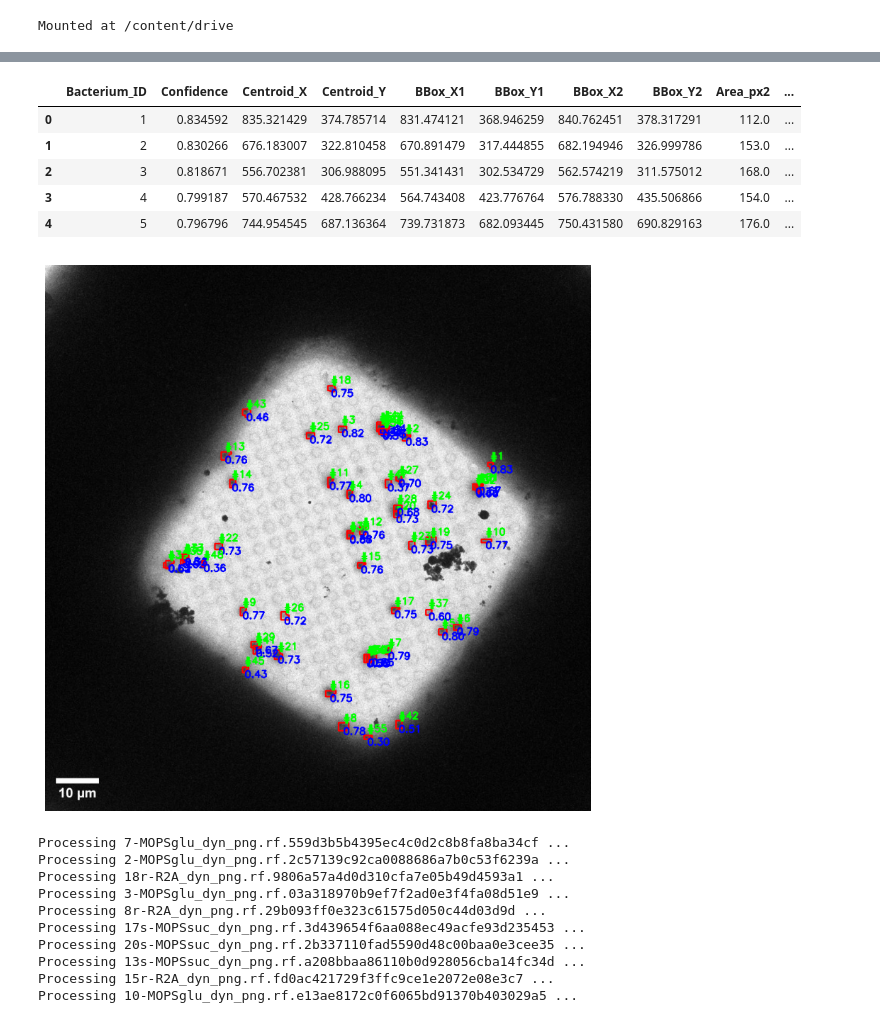
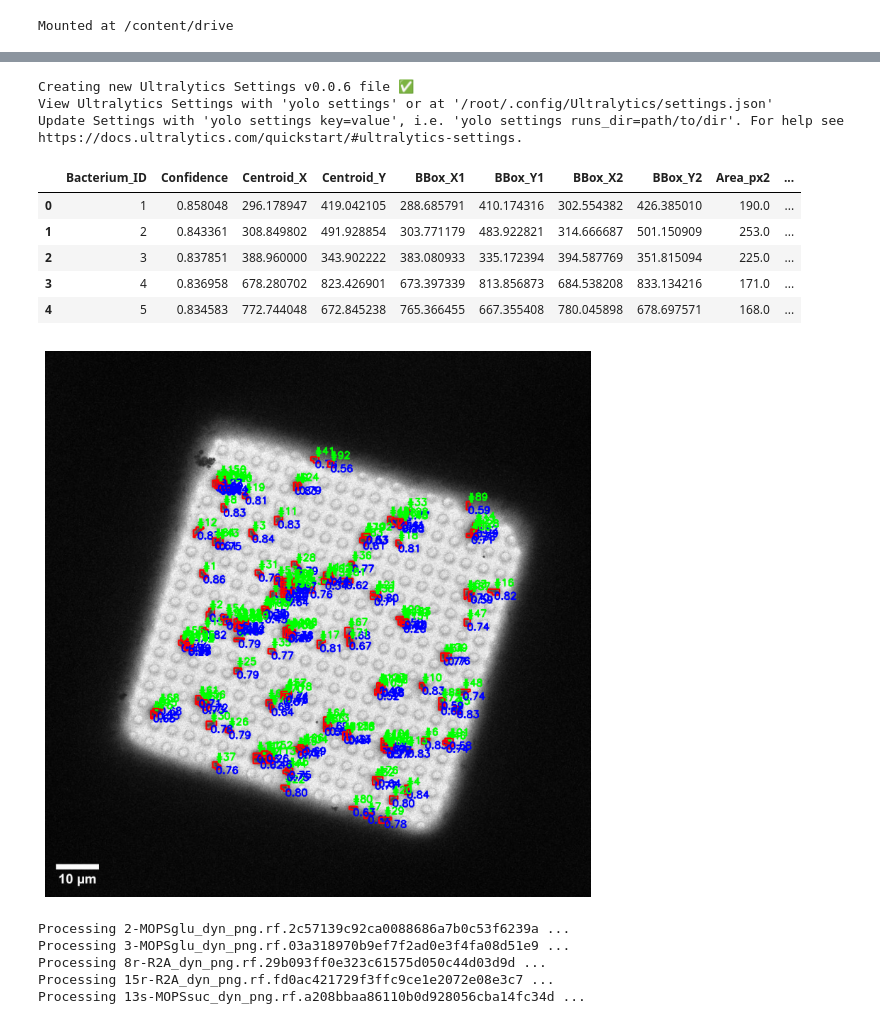
Before and after one commit to Sireesiru/Cryo-EM-Ultrastructures, a Jupyter notebook: FOV Prediction tool.ipynb, the cells around one changed output, grey strips where cells are left out. Saved outputs shown, nothing was run; the diff lists cells and outputs as text; code cells hidden in the pictures.

```diff
--- a/FOV Prediction tool.ipynb
+++ b/FOV Prediction tool.ipynb
@@ -39,8 +50,8 @@ from skimage.measure import regionprops, label
 # -----------------------------
 # Paths
 # -----------------------------
-MODEL_PATH ="/content/drive/MyDrive/YOLO_CRYO_EM/FOV_new/50_images/runs1/segment/train4/weights/best.pt"
-IMAGE_PATH = '/content/drive/MyDrive/YOLO_CRYO_EM/FOV_new/50_images/test/images/18r-R2A_dyn_png.rf.9806a57a4d0d310cfa7e05b49d4593a1.jpg'
+MODEL_PATH ="/content/Cryo-EM-Ultrastructures/models/best_FOV.pt"
+IMAGE_PATH = '/content/Cryo-EM-Ultrastructures/Datasets/FOV/13s-MOPSsuc_dyn_png.rf.a208bbaa86110b0d928056cba14fc34d.jpg'
 
 # -----------------------------
 # Conversion factor (nm per px)
@@ -101,39 +112,42 @@ if results.masks is not None:
                         cv2.FONT_HERSHEY_SIMPLEX, 0.6, (0, 0, 255), 2)
 
             # Save to dataframe
             records.append({
                 "Bacterium_ID": i,
                 "Confidence": float(conf),
                 "Centroid_X": float(cx),
                 "Centroid_Y": float(cy),
                 "BBox_X1": float(box[0]),
                 "BBox_Y1": float(box[1]),
                 "BBox_X2": float(box[2]),
                 "BBox_Y2": float(box[3]),
                 "Area_px2": area_px,
                 "Area_nm2": area_nm2})
 
 # -----------------------------
 # DataFrame
 # -----------------------------
 df = pd.DataFrame(records)
 display(df.head())
 
 # -----------------------------
 # Show overlay
 # -----------------------------
 plt.figure(figsize=(10, 10))
 plt.imshow(overlay)
 plt.axis("off")
 plt.show()
 # %% [output]
+Creating new Ultralytics Settings v0.0.6 file ✅
+View Ultralytics Settings with 'yolo settings' or at '/root/.config/Ultralytics/settings.json'
+Update Settings with 'yolo settings key=value', i.e. 'yolo settings runs_dir=path/to/dir'. For help see https://docs.ultralytics.com/quickstart/#ultralytics-settings.
 |  | Bacterium_ID | Confidence | Centroid_X | Centroid_Y | BBox_X1 | BBox_Y1 | BBox_X2 | BBox_Y2 | Area_px2 | ... |
-| 0 | 1 | 0.834592 | 835.321429 | 374.785714 | 831.474121 | 368.946259 | 840.762451 | 378.317291 | 112.0 | ... |
-| 1 | 2 | 0.830266 | 676.183007 | 322.810458 | 670.891479 | 317.444855 | 682.194946 | 326.999786 | 153.0 | ... |
-| 2 | 3 | 0.818671 | 556.702381 | 306.988095 | 551.341431 | 302.534729 | 562.574219 | 311.575012 | 168.0 | ... |
-| 3 | 4 | 0.799187 | 570.467532 | 428.766234 | 564.743408 | 423.776764 | 576.788330 | 435.506866 | 154.0 | ... |
-| 4 | 5 | 0.796796 | 744.954545 | 687.136364 | 739.731873 | 682.093445 | 750.431580 | 690.829163 | 176.0 | ... |
+| 0 | 1 | 0.858048 | 296.178947 | 419.042105 | 288.685791 | 410.174316 | 302.554382 | 426.385010 | 190.0 | ... |
+| 1 | 2 | 0.843361 | 308.849802 | 491.928854 | 303.771179 | 483.922821 | 314.666687 | 501.150909 | 253.0 | ... |
+| 2 | 3 | 0.837851 | 388.960000 | 343.902222 | 383.080933 | 335.172394 | 394.587769 | 351.815094 | 225.0 | ... |
+| 3 | 4 | 0.836958 | 678.280702 | 823.426901 | 673.397339 | 813.856873 | 684.538208 | 833.134216 | 171.0 | ... |
+| 4 | 5 | 0.834583 | 772.744048 | 672.845238 | 765.366455 | 667.355408 | 780.045898 | 678.697571 | 168.0 | ... |
-[figure, old version]
+[figure, new version]
 # %%
 ######### Repeat for all images in the test folder
 
@@ -148,9 +162,9 @@ from skimage.measure import regionprops, label
 # -----------------------------
 # Paths
 # -----------------------------
-MODEL_PATH = "/content/drive/MyDrive/YOLO_CRYO_EM/FOV_new/50_images/runs1/segment/train4/weights/best.pt"
-IMAGE_DIR = "/content/drive/MyDrive/YOLO_CRYO_EM/FOV_new/50_images/test/images"
-output_folder = "/content/drive/MyDrive/YOLO_CRYO_EM/FOV_new/50_images/output"
+MODEL_PATH = "/content/Cryo-EM-Ultrastructures/models/best_FOV.pt"
+IMAGE_DIR = "/content/Cryo-EM-Ultrastructures/Datasets/FOV"
+output_folder = "/content/Cryo-EM-Ultrastructures/Datasets/FOV/output"
 
 # Create the output folder if it doesn't exist
 os.makedirs(output_folder, exist_ok=True)
@@ -258,13 +272,8 @@ for img_path in image_paths:
     plt.savefig(overlay_path, dpi=150)
     plt.close()
 # %% [output]
-Processing 7-MOPSglu_dyn_png.rf.559d3b5b4395ec4c0d2c8b8fa8ba34cf ...
 Processing 2-MOPSglu_dyn_png.rf.2c57139c92ca0088686a7b0c53f6239a ...
-Processing 18r-R2A_dyn_png.rf.9806a57a4d0d310cfa7e05b49d4593a1 ...
 Processing 3-MOPSglu_dyn_png.rf.03a318970b9ef7f2ad0e3f4fa08d51e9 ...
 Processing 8r-R2A_dyn_png.rf.29b093ff0e323c61575d050c44d03d9d ...
-Processing 17s-MOPSsuc_dyn_png.rf.3d439654f6aa088ec49acfe93d235453 ...
-Processing 20s-MOPSsuc_dyn_png.rf.2b337110fad5590d48c00baa0e3cee35 ...
+Processing 15r-R2A_dyn_png.rf.fd0ac421729f3ffc9ce1e2072e08e3c7 ...
 Processing 13s-MOPSsuc_dyn_png.rf.a208bbaa86110b0d928056cba14fc34d ...
-Processing 15r-R2A_dyn_png.rf.fd0ac421729f3ffc9ce1e2072e08e3c7 ...
-Processing 10-MOPSglu_dyn_png.rf.e13ae8172c0f6065bd91370b403029a5 ...
```
Also changed, not shown: parts of 3 cells of this notebook.
